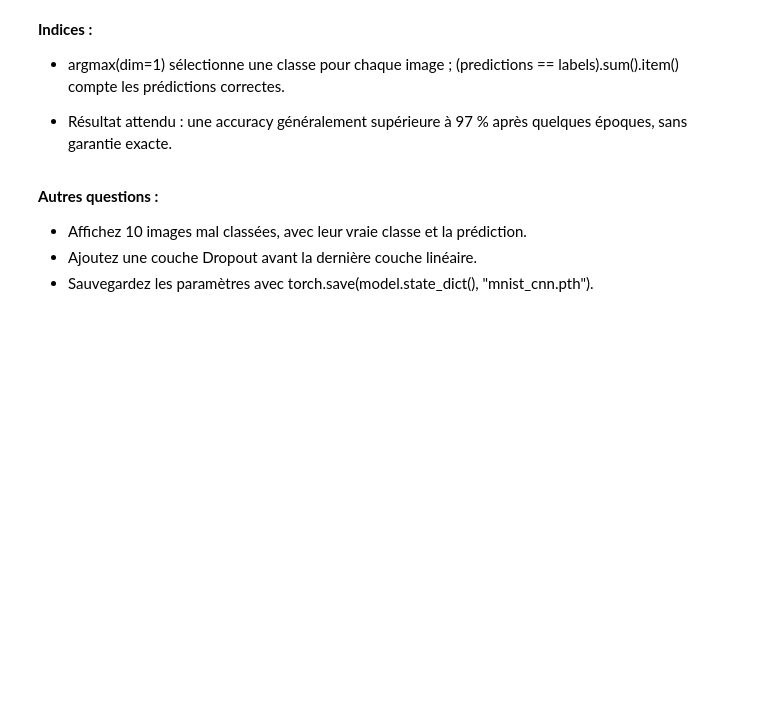
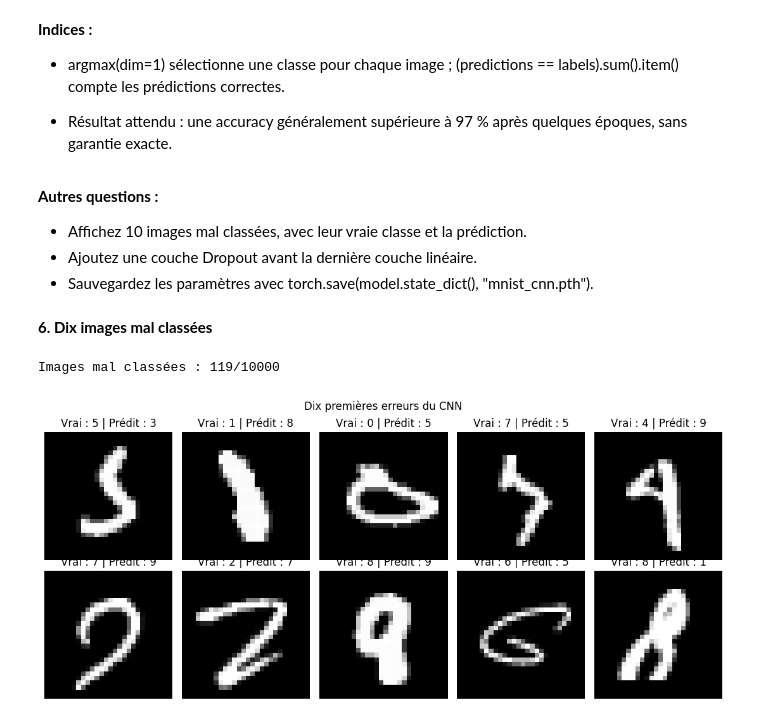
Before and after one commit to Seemo0/IAGEN-Activit-Pratique-N-1, a Jupyter notebook: Activité pratique Bases de Pytorch.ipynb, the cells around one changed output. Drawn from its saved outputs; the diff is of its cells as text; code cells hidden in the pictures; blank space fills up the shorter version.

```diff
--- a/Activité pratique Bases de Pytorch.ipynb
+++ b/Activité pratique Bases de Pytorch.ipynb
@@ -1601,3 +1638,23 @@ print(f"Accuracy sur le test : {accuracy:.2%}")
 - Affichez 10 images mal classées, avec leur vraie classe et la prédiction.
 - Ajoutez une couche Dropout avant la dernière couche linéaire.
 - Sauvegardez les paramètres avec torch.save(model.state_dict(), "mnist_cnn.pth").
+# %% [markdown]
+**6. Dix images mal classées**
+# %%
+error_indices = (y_pred != y_true).nonzero(as_tuple=True)[0]
+print(f"Images mal classées : {len(error_indices)}/{len(test_dataset)}")
+
+fig, axes = plt.subplots(2, 5, figsize=(11, 5))
+for ax in axes.flat:
+    ax.axis("off")
+for ax, index in zip(axes.flat, error_indices[:10].tolist()):
+    image, label = test_dataset[index]
+    image = image.squeeze() * 0.3081 + 0.1307
+    ax.imshow(image.numpy(), cmap="gray", vmin=0, vmax=1)
+    ax.set_title(f"Vrai : {label} | Prédit : {y_pred[index].item()}")
+plt.suptitle("Dix premières erreurs du CNN")
+plt.tight_layout()
+plt.show()
+# %% [output]
+Images mal classées : 119/10000
+[figure, added]
```
Also changed, not shown: parts of 9 cells of this notebook.
